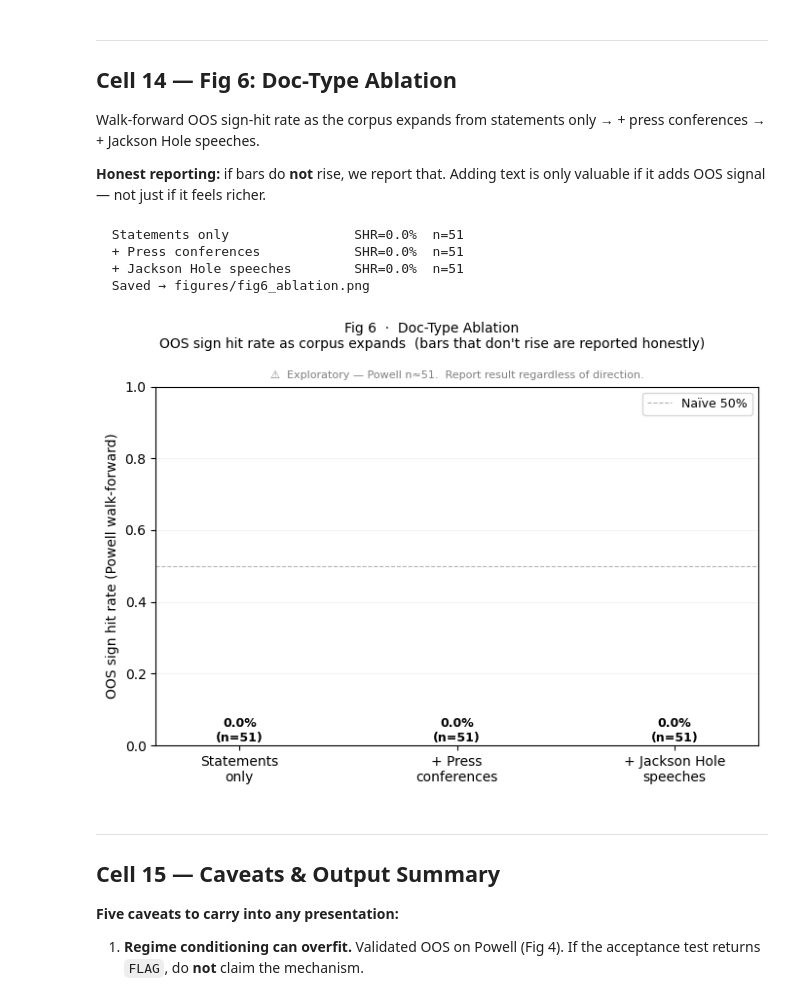
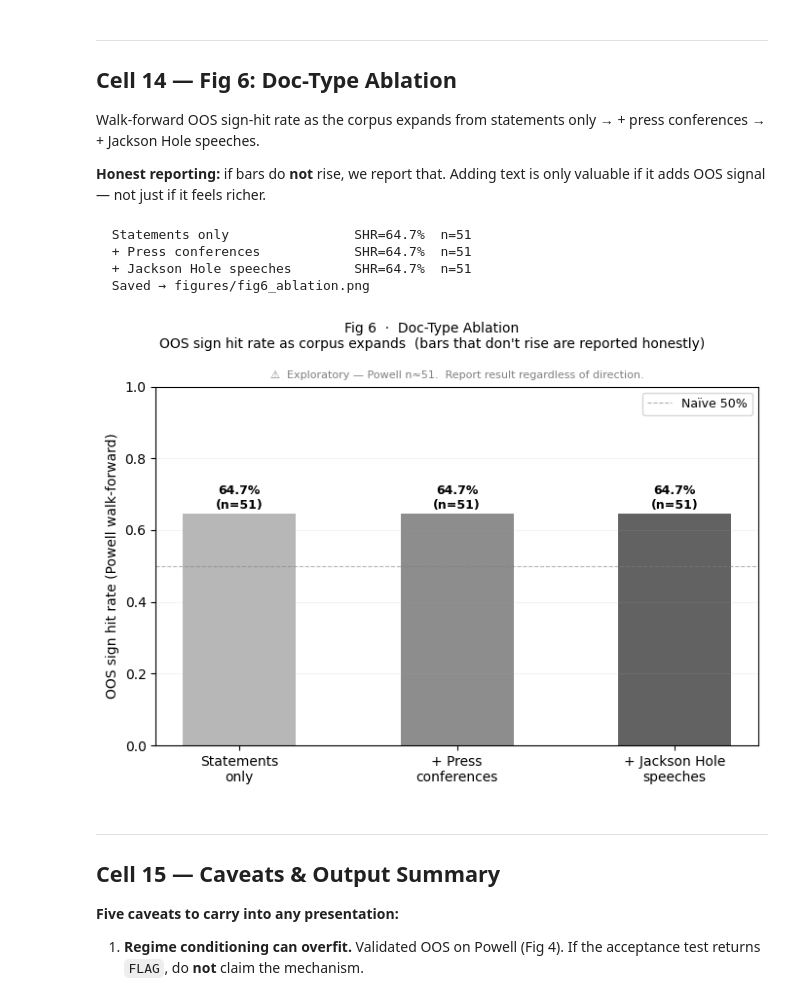
Before and after one commit to ZinuoS/fomc-vol-study, a Jupyter notebook: fomc_nlp_regime_model.ipynb, the cells around one changed output. Drawn from its saved outputs; the diff is of its cells as text; code cells hidden in the pictures.

```diff
--- a/fomc_nlp_regime_model.ipynb
+++ b/fomc_nlp_regime_model.ipynb
@@ -519,10 +519,13 @@ def score_document(text: str, meeting_date: pd.Timestamp,
         row = feats_df[feats_df["meeting_date"] == pd.Timestamp(meeting_date)]
         if not row.empty:
             r = row.iloc[0]
+            # guidance_density is the pipeline column; guidance_specificity is our alias
+            guid = float(r.get("guidance_specificity",
+                               r.get("guidance_density", 0)))
             return dict(
                 uncertainty_density  = float(r.get("uncertainty_density", 0)),
                 disagree_density     = float(r.get("disagree_density", 0)),
-                guidance_specificity = float(r.get("guidance_specificity", 0)),
+                guidance_specificity = guid,
                 novelty_prev         = float(r.get("novelty_prev", 0)),
                 guidance_change      = float(r.get("guidance_change", 0)),
                 word_count_zscore    = float(r.get("word_count_zscore", 0)),
@@ -1378,8 +1382,9 @@ def fig6_ablation() -> None:
             te = sub[sub["meeting_date"] == dt]
             if len(tr) < 8 or te.empty: continue
             cols = [c for c in TEXT_FEATURES if c in tr.columns]
-            X_tr = StandardScaler().fit_transform(tr[cols].fillna(0).values)
-            X_te = StandardScaler().fit_transform(te[cols].fillna(0).values)
+            scaler = StandardScaler()
+            X_tr   = scaler.fit_transform(tr[cols].fillna(0).values)
+            X_te   = scaler.transform(te[cols].fillna(0).values)
             try:
                 pred = RidgeCV(alphas=ALPHA_RANGE).fit(X_tr, tr[target].values).predict(X_te)[0]
                 hits.append(int(np.sign(pred - tr[target].mean()) ==
@@ -1404,37 +1409,37 @@ def fig6_ablation() -> None:
     fig, ax = plt.subplots(figsize=(7, 5))
     fig.suptitle(
         "Fig 6  ·  Doc-Type Ablation\n"
         "OOS sign hit rate as corpus expands  "
         "(bars that don't rise are reported honestly)",
         fontsize=10)
 
     labels = [l for l, _ in configs]
     bars   = ax.bar(labels, rates, color=["#aaaaaa","#777777","#444444"],
                     alpha=0.84, width=0.52)
     ax.axhline(0.5, color="grey", lw=0.8, ls="--", alpha=0.6, label="Naïve 50%")
     for b, r, n in zip(bars, rates, ns):
         if not np.isnan(r):
             ax.text(b.get_x() + b.get_width()/2, r + 0.012, f"{r:.1%}\n(n={n})",
                     ha="center", fontsize=9, fontweight="bold")
 
     ax.set_ylim(0, 1)
     ax.set_ylabel("OOS sign hit rate (Powell walk-forward)", fontsize=10)
     ax.legend(fontsize=9)
     ax.grid(True, axis="y", alpha=0.2, lw=0.5)
     ax.set_title(
         f"⚠  Exploratory — Powell n≈{ns[-1]}.  Report result regardless of direction.",
         fontsize=8, color="grey")
     fig.tight_layout()
     _save(fig, "fig6_ablation")
 
 
 fig6_ablation()
 # %% [output]
-  Statements only                SHR=0.0%  n=51
-  + Press conferences            SHR=0.0%  n=51
-  + Jackson Hole speeches        SHR=0.0%  n=51
+  Statements only                SHR=64.7%  n=51
+  + Press conferences            SHR=64.7%  n=51
+  + Jackson Hole speeches        SHR=64.7%  n=51
   Saved → figures/fig6_ablation.png
-[figure, old version]
+[figure, new version]
 # %% [markdown]
 ---
 ## Cell 15 — Caveats & Output Summary
```
Also changed, not shown: parts of 4 cells of this notebook, 6 other files.
